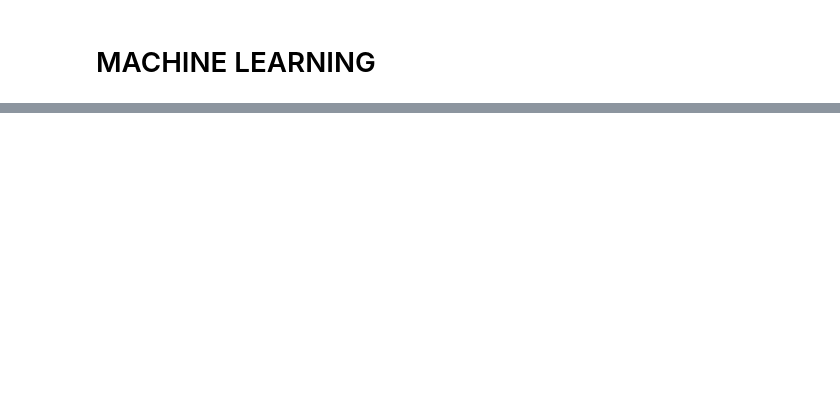
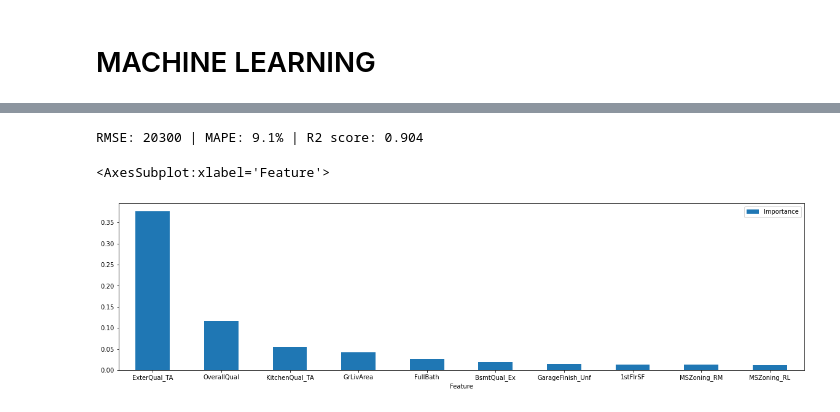
Before and after one commit to louisreberga/house-prices, a Jupyter notebook: main.ipynb, the cells around one changed output, grey strips where cells are left out. Cells and saved outputs as stored; diff of their text form; code cells hidden in the pictures; blank space fills up the shorter version.

```diff
--- a/main.ipynb
+++ b/main.ipynb
@@ -256,0 +315,15 @@ scores
+# %%
+xgbr = XGBRegressor(random_state=42)
+
+param_grid = {
+    'max_depth' : list(np.linspace(3, 11, 5, dtype=int)),
+    'n_estimators': list(np.linspace(100, 500, 5, dtype=int)),
+    'learning_rate': list(np.linspace(0.01, 0.3, 5)),
+    'colsample_bytree': list(np.linspace(0.5, 1, 5)),
+    'subsample': list(np.linspace(0.6, 1, 5)),
+}
+
+cv_xgbr = RandomizedSearchCV(xgbr, param_grid, n_iter=5, verbose=1)
+cv_xgbr.fit(X_train, y_train.values.ravel())
+
+cv_xgbr.best_params_
@@ -256,0 +337,21 @@ scores
+# %%
+y_pred = cv_xgbr.predict(X_test)
+rmse_xgbr = mean_squared_error(y_test, y_pred, squared=False)
+mape_xgbr = mean_absolute_percentage_error(y_test, y_pred)
+r2_score_xgbr = r2_score(y_test, y_pred)
+
+print(f'RMSE: {rmse_xgbr:.0f} | MAPE: {100*mape_xgbr:.1f}% | R2 score: {r2_score_xgbr:.3f}')
+# %% [output]
+RMSE: 20300 | MAPE: 9.1% | R2 score: 0.904
+# %%
+plt.rcParams["figure.figsize"] = (20, 5)
+
+fi_xgbr = pd.DataFrame(columns=['Feature', 'Importance'])
+fi_xgbr.Feature = X.columns
+fi_xgbr.Importance = cv_xgbr.best_estimator_.feature_importances_
+sorted_fi_xgbr = fi_xgbr.sort_values(by='Importance', ascending=False).head(10)
+
+sorted_fi_xgbr.plot.bar(x='Feature', y='Importance', rot=0)
+# %% [output]
+<AxesSubplot:xlabel='Feature'>
+[figure, added]
```
Also changed, not shown: parts of 34 cells of this notebook.
